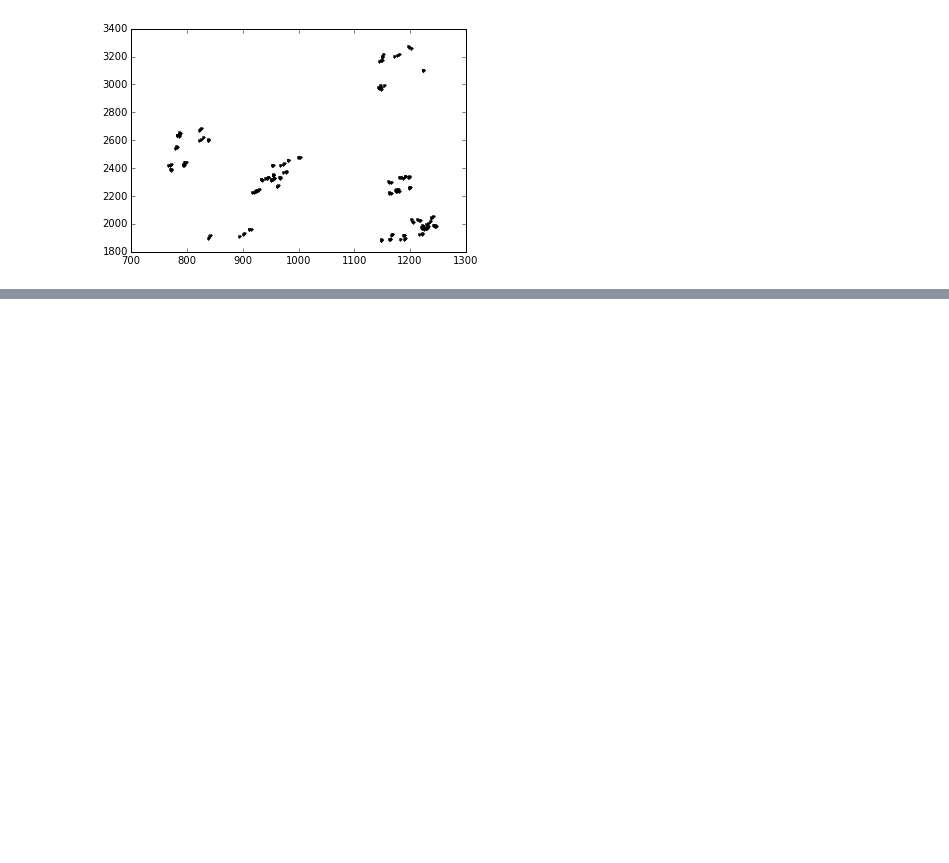
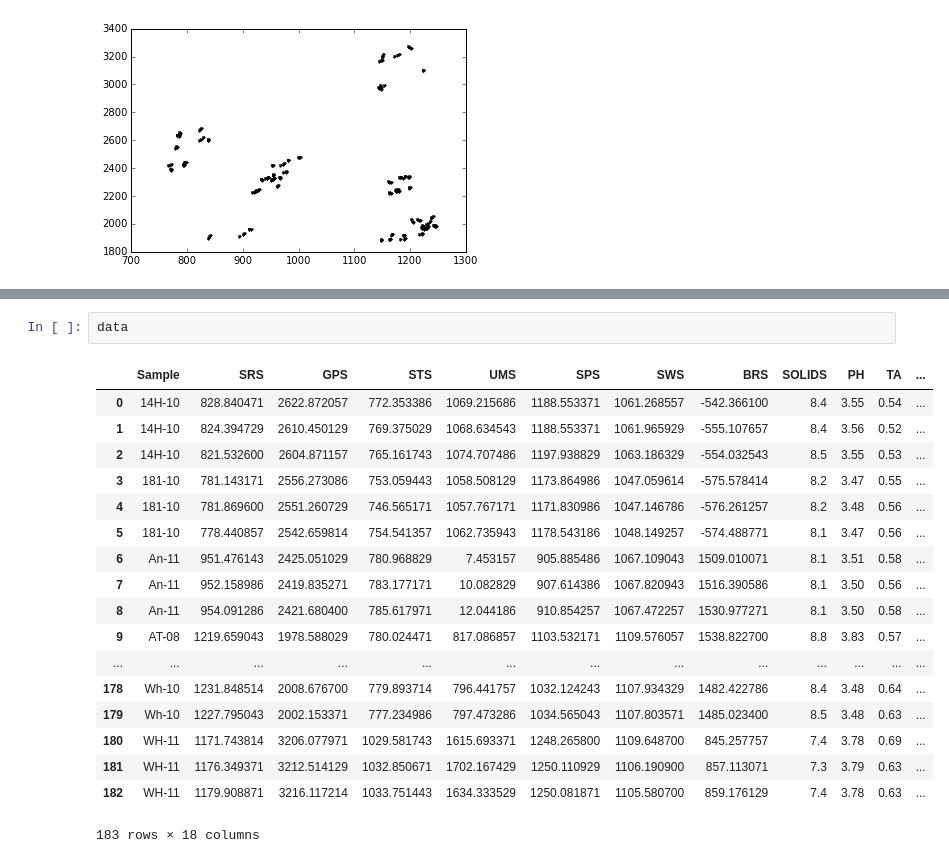
Before and after one commit to dustywhite7/vixielab, a Jupyter notebook: etongue.ipynb, the cells around one changed output, grey strips where cells are left out. Saved outputs shown, nothing was run; the diff lists cells and outputs as text; blank space fills up the shorter version.

```diff
--- a/etongue.ipynb
+++ b/etongue.ipynb
@@ -170,0 +177,21 @@ NameError: name 'clf' is not defined
+# %%
+data
+# %% [output]
+|  | Sample | SRS | GPS | STS | UMS | SPS | SWS | BRS | SOLIDS | PH | TA | ... |
+| 0 | 14H-10 | 828.840471 | 2622.872057 | 772.353386 | 1069.215686 | 1188.553371 | 1061.268557 | -542.366100 | 8.4 | 3.55 | 0.54 | ... |
+| 1 | 14H-10 | 824.394729 | 2610.450129 | 769.375029 | 1068.634543 | 1188.553371 | 1061.965929 | -555.107657 | 8.4 | 3.56 | 0.52 | ... |
+| 2 | 14H-10 | 821.532600 | 2604.871157 | 765.161743 | 1074.707486 | 1197.938829 | 1063.186329 | -554.032543 | 8.5 | 3.55 | 0.53 | ... |
+| 3 | 181-10 | 781.143171 | 2556.273086 | 753.059443 | 1058.508129 | 1173.864986 | 1047.059614 | -575.578414 | 8.2 | 3.47 | 0.55 | ... |
+| 4 | 181-10 | 781.869600 | 2551.260729 | 746.565171 | 1057.767171 | 1171.830986 | 1047.146786 | -576.261257 | 8.2 | 3.48 | 0.56 | ... |
+| 5 | 181-10 | 778.440857 | 2542.659814 | 754.541357 | 1062.735943 | 1178.543186 | 1048.149257 | -574.488771 | 8.1 | 3.47 | 0.56 | ... |
+| 6 | An-11 | 951.476143 | 2425.051029 | 780.968829 | 7.453157 | 905.885486 | 1067.109043 | 1509.010071 | 8.1 | 3.51 | 0.58 | ... |
+| 7 | An-11 | 952.158986 | 2419.835271 | 783.177171 | 10.082829 | 907.614386 | 1067.820943 | 1516.390586 | 8.1 | 3.50 | 0.56 | ... |
+| 8 | An-11 | 954.091286 | 2421.680400 | 785.617971 | 12.044186 | 910.854257 | 1067.472257 | 1530.977271 | 8.1 | 3.50 | 0.58 | ... |
+| 9 | AT-08 | 1219.659043 | 1978.588029 | 780.024471 | 817.086857 | 1103.532171 | 1109.576057 | 1538.822700 | 8.8 | 3.83 | 0.57 | ... |
+| ... | ... | ... | ... | ... | ... | ... | ... | ... | ... | ... | ... | ... |
+| 178 | Wh-10 | 1231.848514 | 2008.676700 | 779.893714 | 796.441757 | 1032.124243 | 1107.934329 | 1482.422786 | 8.4 | 3.48 | 0.64 | ... |
+| 179 | Wh-10 | 1227.795043 | 2002.153371 | 777.234986 | 797.473286 | 1034.565043 | 1107.803571 | 1485.023400 | 8.5 | 3.48 | 0.63 | ... |
+| 180 | WH-11 | 1171.743814 | 3206.077971 | 1029.581743 | 1615.693371 | 1248.265800 | 1109.648700 | 845.257757 | 7.4 | 3.78 | 0.69 | ... |
+| 181 | WH-11 | 1176.349371 | 3212.514129 | 1032.850671 | 1702.167429 | 1250.110929 | 1106.190900 | 857.113071 | 7.3 | 3.79 | 0.63 | ... |
+| 182 | WH-11 | 1179.908871 | 3216.117214 | 1033.751443 | 1634.333529 | 1250.081871 | 1105.580700 | 859.176129 | 7.4 | 3.78 | 0.63 | ... |
+183 rows × 18 columns
```
Also changed, not shown: parts of 13 cells of this notebook.
